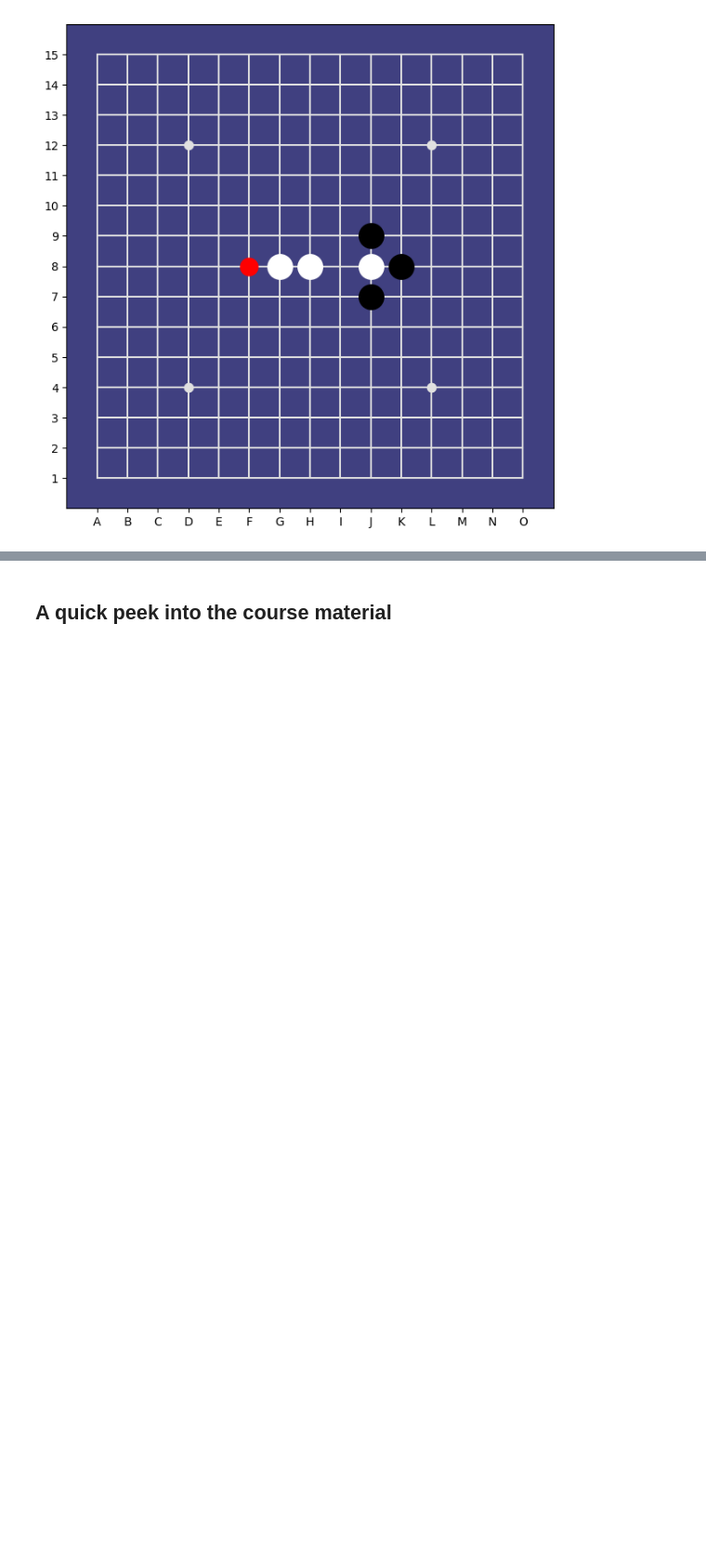
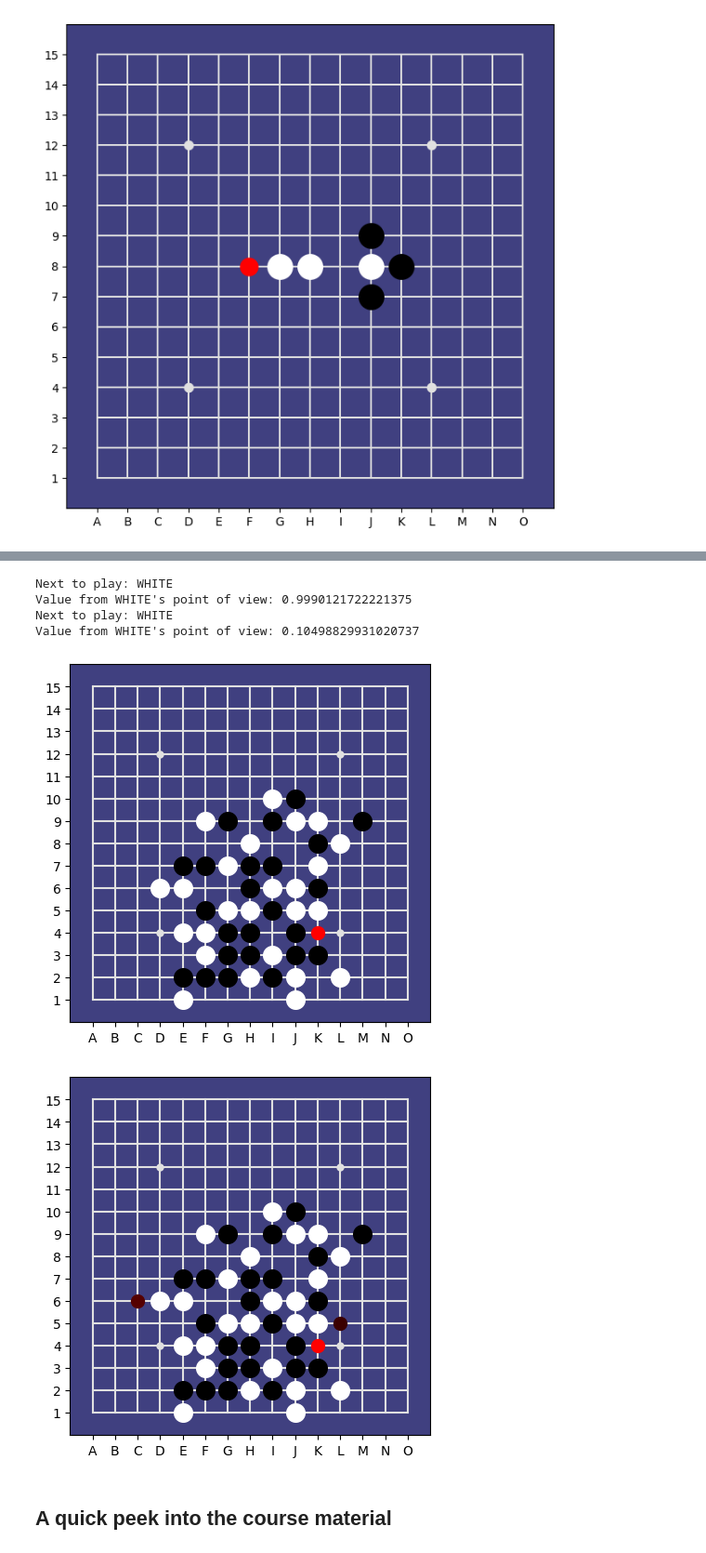
Before and after one commit to Project-Ellie/DeepGomoku, a Jupyter notebook: notebooks/Training_Curriculum.ipynb, the cells around one changed output, grey strips where cells are left out. Shown at 93% size. Cells and saved outputs as stored; diff of their text form; code cells hidden in the pictures; blank space fills up the shorter version.

```diff
--- a/notebooks/Training_Curriculum.ipynb
+++ b/notebooks/Training_Curriculum.ipynb
@@ -183,5 +183,5 @@ trainer = Trainer(model)
 We use a first curriculum of smaller datasets to initiate the fresh network
 # %%
 ds = curriculum[Focus.ENDGAME]['dataset']
-trainer.train(ds, epochs_per_train=1000, report_every=10, v_weight=1.0)
+trainer.train(ds, epochs_per_train=10, report_every=1, v_weight=1.0)
 # %% [output]
@@ -222,5 +224,5 @@ Value from BLACK's point of view: 0.8175955414772034
 [figure]
 # %%
 ds = curriculum[Focus.ALL_GAMEPLAY]['dataset']
-trainer.train(ds, epochs_per_train=1000, report_every=25, v_weight=1.0)
+trainer.train(ds, epochs_per_train=1000, report_every=5, v_weight=1.0)
 # %% [output]
@@ -244,3 +253,26 @@ Epoch: 1000, Training: (0.9364793, 0.034422785)
+# %%
+a_batch = next(iter(ds))
+batch_size = a_batch[0].shape[0]
+# %%
+from aegomoku.utils import analyse_example
+
+n = random.randint(0, batch_size)
+s, p, v = np.expand_dims(a_batch[0][n,:,:,:], axis=0), list(a_batch[1][n,:]), a_batch[2][n].numpy()
+s.shape, len(p), v
+# Training Material
+analyse_example(BOARD_SIZE, (s, p, v), disp_width=5)
+
+# Learned
+p_learned, v_learned = model(s)
+learned = (s, list(p_learned.numpy()), np.squeeze(v_learned))
+analyse_example(BOARD_SIZE, learned, disp_width=5)
+# %% [output]
+Next to play: WHITE
+Value from WHITE's point of view: 0.9990121722221375
+Next to play: WHITE
+Value from WHITE's point of view: 0.10498829931020737
+[figure, added]
+[figure, added]
 # %%
 filenames = ["trajectories/mcts/the_heuristic_200.pickle",
              "trajectories/policy/terminal_opportunities.pickle",
```
Also changed, not shown: parts of 6 cells of this notebook, 22 other files.
